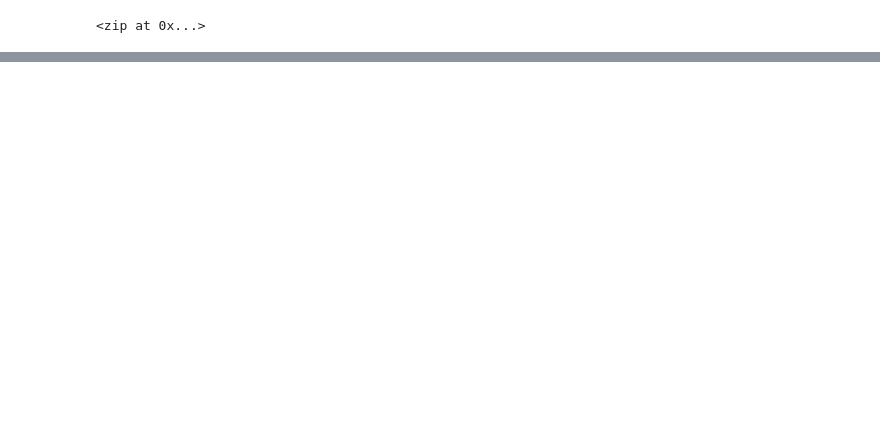
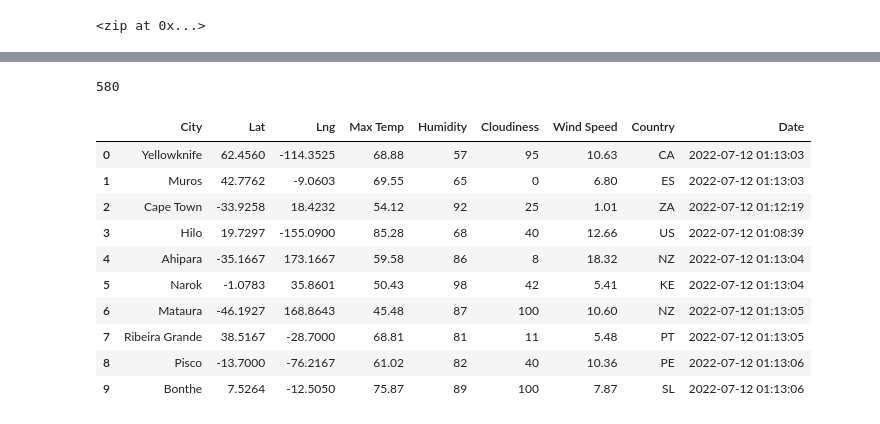
Before and after one commit to HWallace14/World_Weather_Analysis, a Jupyter notebook: WeatherPy.ipynb, the cells around one changed output, grey strips where cells are left out. Saved outputs shown, nothing was run; the diff lists cells and outputs as text; code cells hidden in the pictures; blank space fills up the shorter version.

```diff
--- a/WeatherPy.ipynb
+++ b/WeatherPy.ipynb
@@ -32,0 +39,3 @@ len(cities)
+# %%
+# Starting URL for Weather Map API Call.
+url = "http://api.openweathermap.org/data/2.5/weather?units=Imperial&APPID=" + weather_api_key
@@ -32,0 +126,20 @@ len(cities)
+# %%
+len(city_data)
+# %% [output]
+580
+# %%
+# Convert the array of dictionaries to a Pandas DataFrame.
+city_data_df = pd.DataFrame(city_data)
+city_data_df.head(10)
+# %% [output]
+|  | City | Lat | Lng | Max Temp | Humidity | Cloudiness | Wind Speed | Country | Date |
+| 0 | Yellowknife | 62.4560 | -114.3525 | 68.88 | 57 | 95 | 10.63 | CA | 2022-07-12 01:13:03 |
+| 1 | Muros | 42.7762 | -9.0603 | 69.55 | 65 | 0 | 6.80 | ES | 2022-07-12 01:13:03 |
+| 2 | Cape Town | -33.9258 | 18.4232 | 54.12 | 92 | 25 | 1.01 | ZA | 2022-07-12 01:12:19 |
+| 3 | Hilo | 19.7297 | -155.0900 | 85.28 | 68 | 40 | 12.66 | US | 2022-07-12 01:08:39 |
+| 4 | Ahipara | -35.1667 | 173.1667 | 59.58 | 86 | 8 | 18.32 | NZ | 2022-07-12 01:13:04 |
+| 5 | Narok | -1.0783 | 35.8601 | 50.43 | 98 | 42 | 5.41 | KE | 2022-07-12 01:13:04 |
+| 6 | Mataura | -46.1927 | 168.8643 | 45.48 | 87 | 100 | 10.60 | NZ | 2022-07-12 01:13:05 |
+| 7 | Ribeira Grande | 38.5167 | -28.7000 | 68.81 | 81 | 11 | 5.48 | PT | 2022-07-12 01:13:05 |
+| 8 | Pisco | -13.7000 | -76.2167 | 61.02 | 82 | 40 | 10.36 | PE | 2022-07-12 01:13:06 |
+| 9 | Bonthe | 7.5264 | -12.5050 | 75.87 | 89 | 100 | 7.87 | SL | 2022-07-12 01:13:06 |
```
Also changed, not shown: parts of 11 cells of this notebook, 1 other file.
